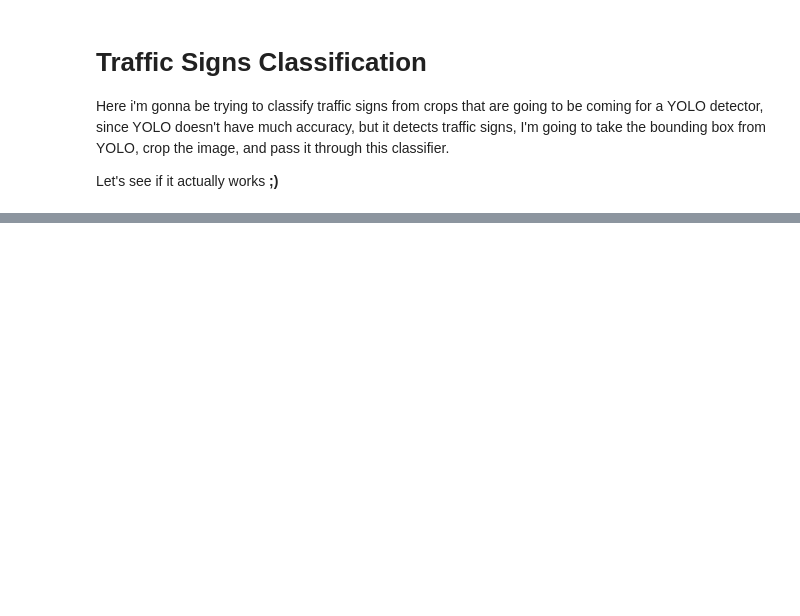
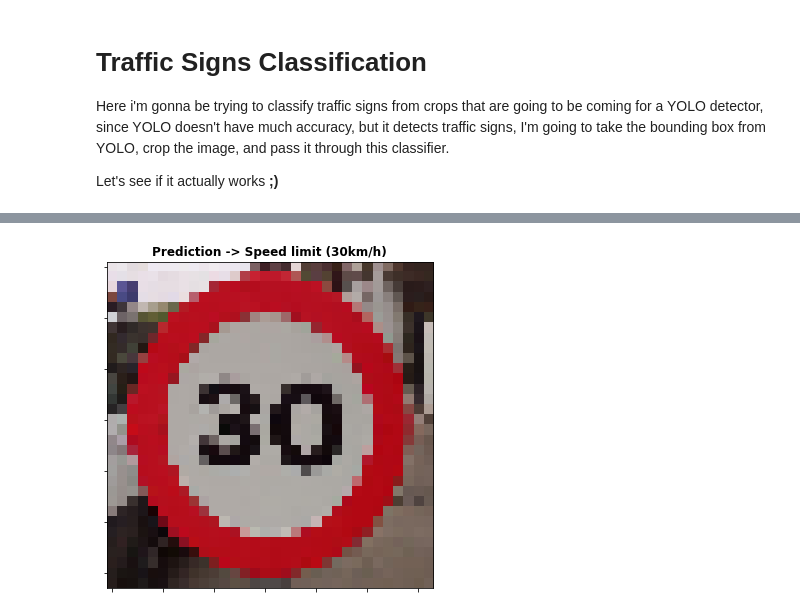
Before and after one commit to ariangilesgarcia/traffic-sign-classification, a Jupyter notebook: traffic-signs-classification.ipynb, the cells around one changed output, grey strips where cells are left out. Drawn from its saved outputs; the diff is of its cells as text; code cells hidden in the pictures; blank space fills up the shorter version.

Commit message:
Finished first version of the model

```diff
--- a/traffic-signs-classification.ipynb
+++ b/traffic-signs-classification.ipynb
@@ -77,7 +99,7 @@ NUM_CLASSES = 43
 
 LEARNIG_RATE = 0.001
 BATCH_SIZE = 64
-EPOCHS = 16
+EPOCHS = 32
 # %%
 # Define model
 def cnn_model():
@@ -120,0 +175,23 @@ model.fit(x_train, y_train,
+# %%
+# Test on external image
+image_path = 'data/images/1.jpg'
+img = cv2.imread(image_path)
+img = cv2.resize(img, (IMG_SIZE, IMG_SIZE))
+img = img[...,::-1]
+
+# Predict label for external test image
+img_test = np.expand_dims(img, axis=0)
+predictions = model.predict(img_test)
+
+class_id = np.argmax(predictions)
+class_label = classes[str(class_id)]
+
+# Plot image with class label
+ax = plt.gca()
+ax.set_yticklabels([])
+ax.set_xticklabels([])
+ax.imshow(img)
+ax.set_title('Prediction -> ' + class_label, fontweight="bold")
+plt.show()
+# %% [output]
+[figure, added]
```
Also changed, not shown: parts of 10 cells of this notebook.
